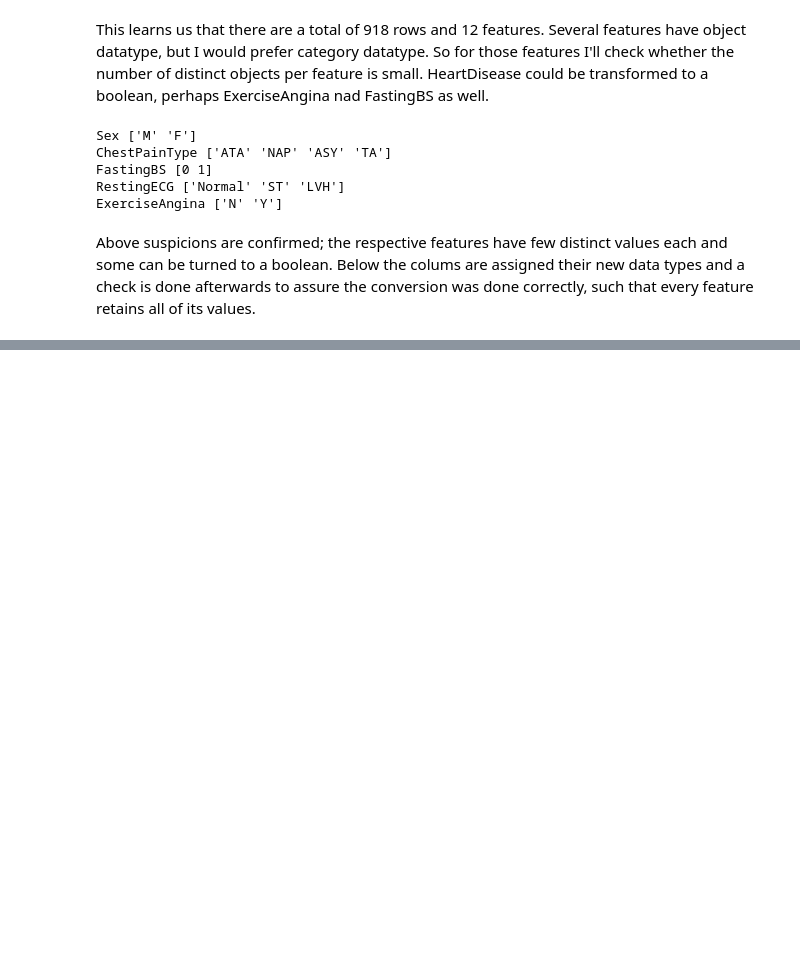
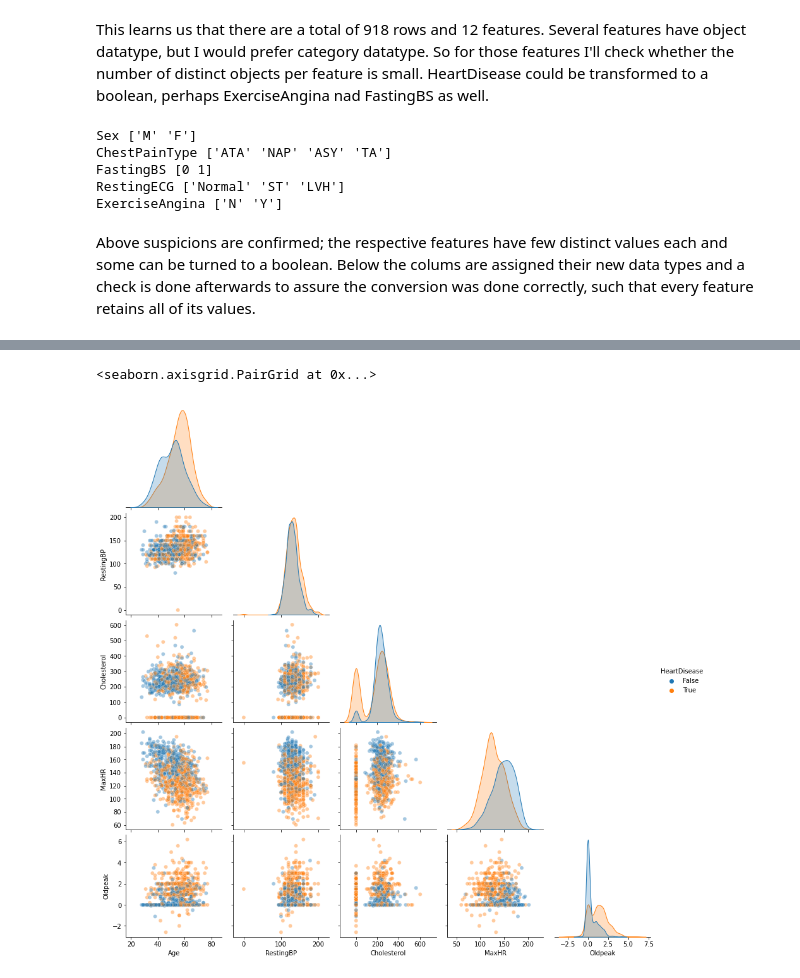
Before and after one commit to thaddad91/HeartFailureJupyter, a Jupyter notebook: hf.ipynb, the cells around one changed output, grey strips where cells are left out. Cells and saved outputs as stored; diff of their text form; code cells hidden in the pictures; blank space fills up the shorter version.

Commit message:
Update hf.ipynb
initial pairplot on vars with continuous numbers
added to-do

```diff
--- a/hf.ipynb
+++ b/hf.ipynb
@@ -86,0 +87,12 @@ HeartDisease [False  True]
+# %%
+# (ggplot(df, aes(x='Age', color='Sex', fill='Sex'))
+#  + geom_density(aes(y=after_stat('count')), alpha=0.1)
+#  + labs(title="Distribution of Age relative to Sex")
+# )
+
+sb.pairplot(df, hue="HeartDisease", corner=True,
+vars = ["Age","RestingBP","Cholesterol","MaxHR","Oldpeak"],
+plot_kws={"alpha":0.4})
+# %% [output]
+<seaborn.axisgrid.PairGrid at 0x...>
+[figure, added]
```
Also changed, not shown: parts of 6 cells of this notebook.
